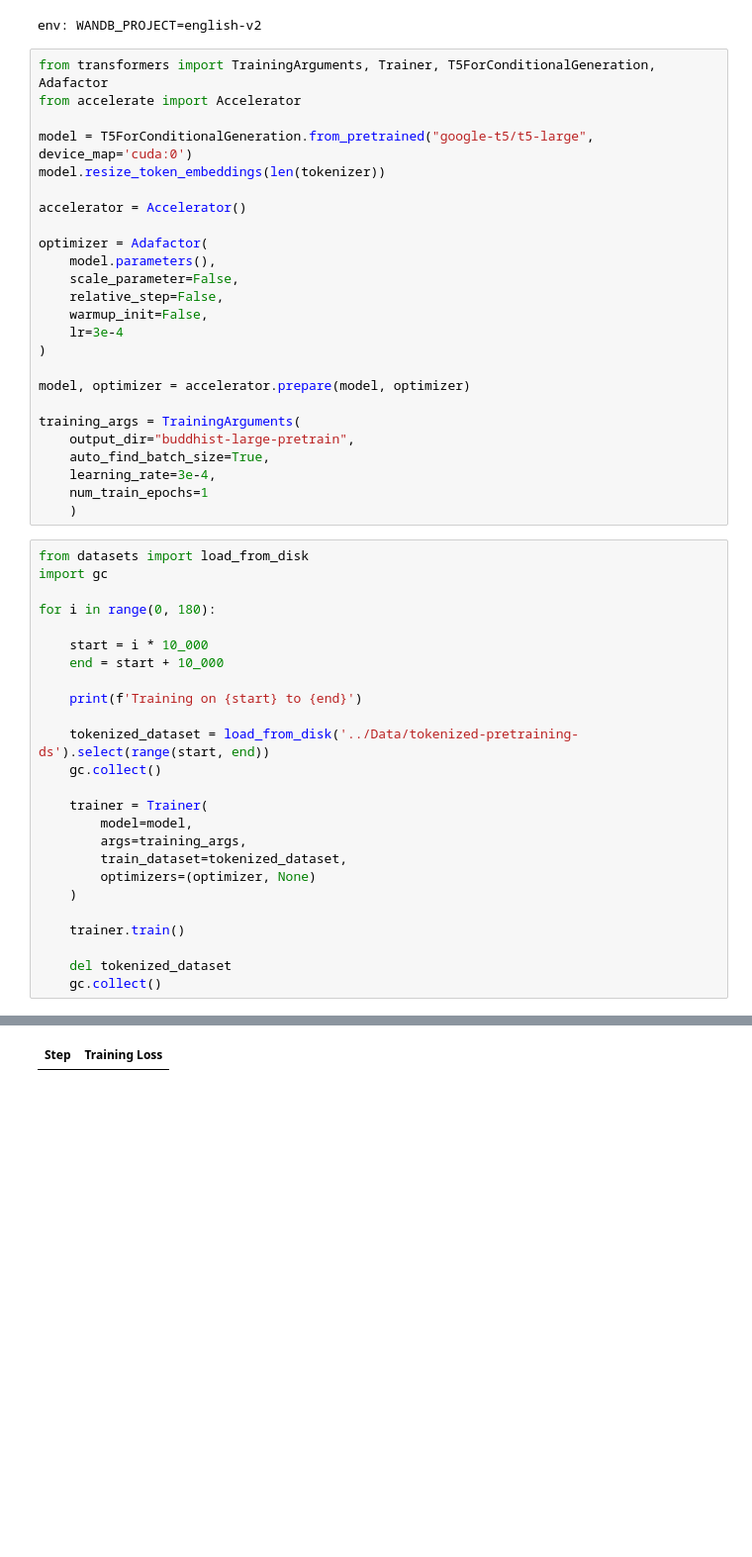
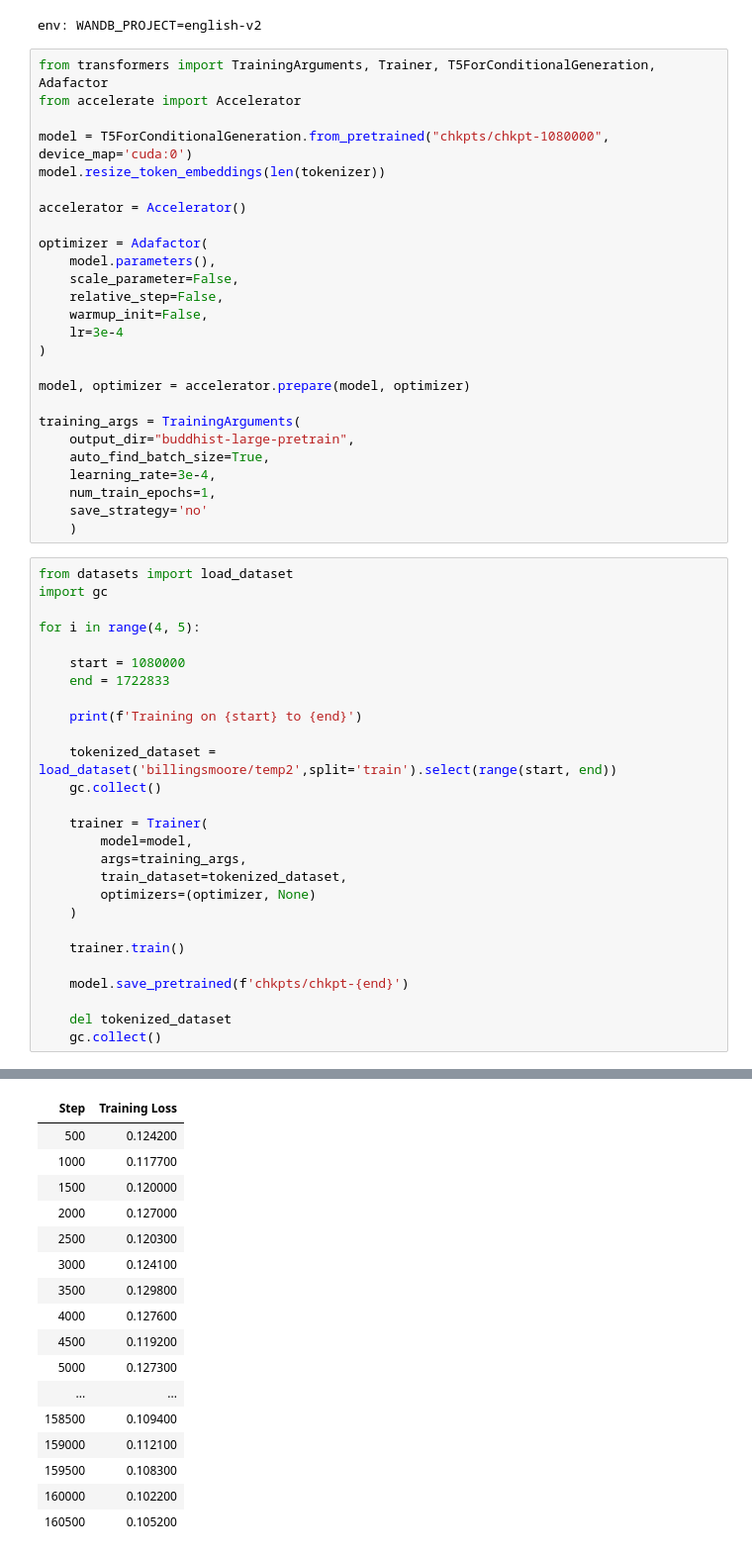
Before and after one commit to billingsmoore/MLotsawa, a Jupyter notebook: Notebooks/Models/TibetanToEnglishTranslation/TibetanToEnglishTranslationv2/BuddhistOnly/Pretraining/Large/ContinuePretraining copy 2.ipynb, the cells around one changed output, grey strips where cells are left out. Shown at 99% size. Cells and saved outputs as stored; diff of their text form; blank space fills up the shorter version.

Commit message:
finished pretrain large

```diff
--- a/Notebooks/Models/TibetanToEnglishTranslation/TibetanToEnglishTranslationv2/BuddhistOnly/Pretraining/Large/ContinuePretraining copy 2.ipynb
+++ b/Notebooks/Models/TibetanToEnglishTranslation/TibetanToEnglishTranslationv2/BuddhistOnly/Pretraining/Large/ContinuePretraining copy 2.ipynb
@@ -12,7 +12,7 @@ env: WANDB_PROJECT=english-v2
 from transformers import TrainingArguments, Trainer, T5ForConditionalGeneration, Adafactor
 from accelerate import Accelerator
 
-model = T5ForConditionalGeneration.from_pretrained("google-t5/t5-large", device_map='cuda:0')
+model = T5ForConditionalGeneration.from_pretrained("chkpts/chkpt-1080000", device_map='cuda:0')
 model.resize_token_embeddings(len(tokenizer))
 
 accelerator = Accelerator()
@@ -31,20 +31,21 @@ training_args = TrainingArguments(
     output_dir="buddhist-large-pretrain",
     auto_find_batch_size=True,
     learning_rate=3e-4,
-    num_train_epochs=1
+    num_train_epochs=1,
+    save_strategy='no'
     )
 # %%
-from datasets import load_from_disk
+from datasets import load_dataset
 import gc
 
-for i in range(0, 180):
+for i in range(4, 5):
 
-    start = i * 10_000
-    end = start + 10_000
+    start = 1080000
+    end = 1722833
 
     print(f'Training on {start} to {end}')
 
-    tokenized_dataset = load_from_disk('../Data/tokenized-pretraining-ds').select(range(start, end))
+    tokenized_dataset = load_dataset('billingsmoore/temp2',split='train').select(range(start, end))
     gc.collect()
 
     trainer = Trainer(
@@ -56,6 +57,8 @@ for i in range(0, 180):
 
     trainer.train()
 
+    model.save_pretrained(f'chkpts/chkpt-{end}')
+
     del tokenized_dataset
     gc.collect()
 # %% [output]
@@ -73,2 +78,18 @@ Passing a tuple of `past_key_values` is deprecated and will be removed in Transf
 | Step | Training Loss |
+| 500 | 0.124200 |
+| 1000 | 0.117700 |
+| 1500 | 0.120000 |
+| 2000 | 0.127000 |
+| 2500 | 0.120300 |
+| 3000 | 0.124100 |
+| 3500 | 0.129800 |
+| 4000 | 0.127600 |
+| 4500 | 0.119200 |
+| 5000 | 0.127300 |
+| ... | ... |
+| 158500 | 0.109400 |
+| 159000 | 0.112100 |
+| 159500 | 0.108300 |
+| 160000 | 0.102200 |
+| 160500 | 0.105200 |
 # %%
```
Also changed, not shown: parts of 2 cells of this notebook.
